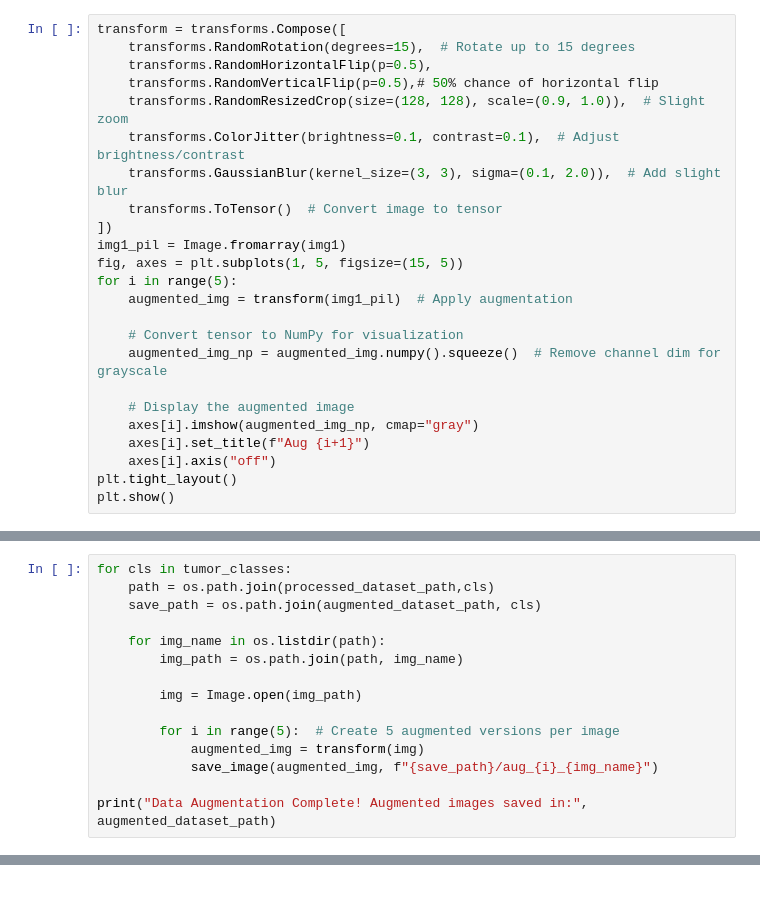
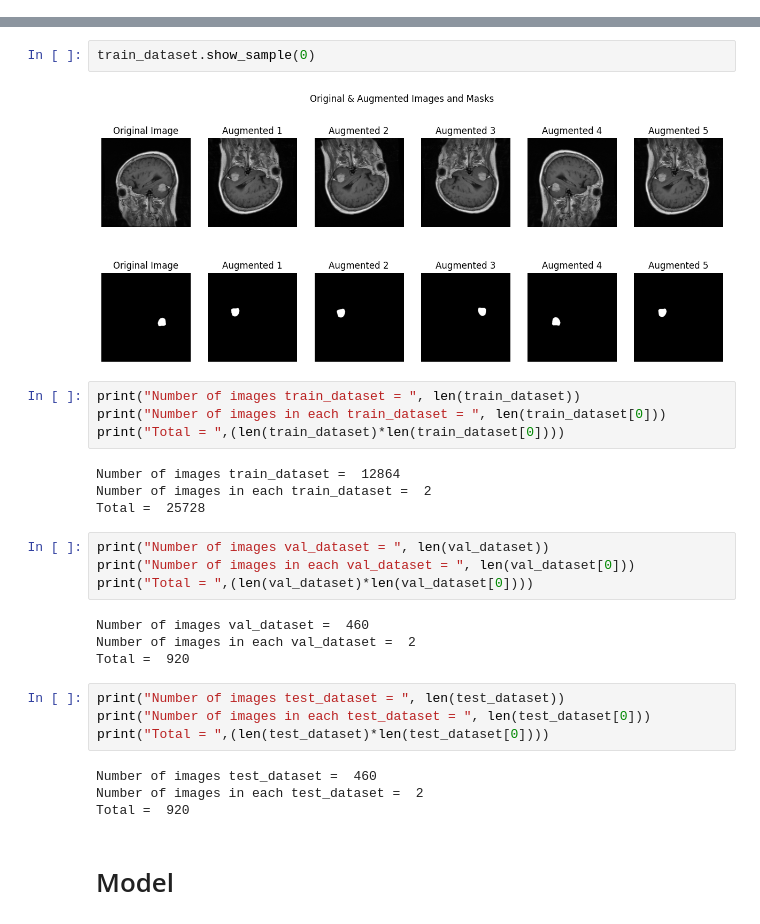
Before and after one commit to DebesheeSen/Brain-Tumor-Segmentation, a Jupyter notebook: main.ipynb, the cells around one changed output, grey strips where cells are left out. Cells and saved outputs as stored; diff of their text form; blank space fills up the shorter version.

Commit message:
Kaggle Notebook | brain_tumor_image_segmentation_unet | Version 3

```diff
--- a/main.ipynb
+++ b/main.ipynb
@@ -342,24 +0,0 @@ from PIL import Image
-# %%
-transform = transforms.Compose([
-    transforms.RandomRotation(degrees=15),  # Rotate up to 15 degrees
-    transforms.RandomHorizontalFlip(p=0.5),
-    transforms.RandomVerticalFlip(p=0.5),# 50% chance of horizontal flip
-    transforms.RandomResizedCrop(size=(128, 128), scale=(0.9, 1.0)),  # Slight zoom
-    transforms.ColorJitter(brightness=0.1, contrast=0.1),  # Adjust brightness/contrast
-    transforms.GaussianBlur(kernel_size=(3, 3), sigma=(0.1, 2.0)),  # Add slight blur
-    transforms.ToTensor()  # Convert image to tensor
-])
-img1_pil = Image.fromarray(img1)
-fig, axes = plt.subplots(1, 5, figsize=(15, 5))
-for i in range(5):
-    augmented_img = transform(img1_pil)  # Apply augmentation
-
-    # Convert tensor to NumPy for visualization
-    augmented_img_np = augmented_img.numpy().squeeze()  # Remove channel dim for grayscale
-
-    # Display the augmented image
-    axes[i].imshow(augmented_img_np, cmap="gray")
-    axes[i].set_title(f"Aug {i+1}")
-    axes[i].axis("off")
-plt.tight_layout()
-plt.show()
@@ -381,15 +0,0 @@ for cls in tumor_classes:
-# %%
-for cls in tumor_classes:
-    path = os.path.join(processed_dataset_path,cls)
-    save_path = os.path.join(augmented_dataset_path, cls)
-
-    for img_name in os.listdir(path):
-        img_path = os.path.join(path, img_name)
-
-        img = Image.open(img_path)
-
-        for i in range(5):  # Create 5 augmented versions per image
-            augmented_img = transform(img)
-            save_image(augmented_img, f"{save_path}/aug_{i}_{img_name}")
-
-print("Data Augmentation Complete! Augmented images saved in:", augmented_dataset_path)
@@ -402,0 +171,30 @@ Class distribution: {'glioma': 1000, 'meningioma': 1000, 'pituitary': 1000, 'not
+# %%
+train_dataset.show_sample(0)
+# %% [output]
+[figure, added]
+# %%
+print("Number of images train_dataset = ", len(train_dataset))
+print("Number of images in each train_dataset = ", len(train_dataset[0]))
+print("Total = ",(len(train_dataset)*len(train_dataset[0])))
+# %% [output]
+Number of images train_dataset =  12864
+Number of images in each train_dataset =  2
+Total =  25728
+# %%
+print("Number of images val_dataset = ", len(val_dataset))
+print("Number of images in each val_dataset = ", len(val_dataset[0]))
+print("Total = ",(len(val_dataset)*len(val_dataset[0])))
+# %% [output]
+Number of images val_dataset =  460
+Number of images in each val_dataset =  2
+Total =  920
+# %%
+print("Number of images test_dataset = ", len(test_dataset))
+print("Number of images in each test_dataset = ", len(test_dataset[0]))
+print("Total = ",(len(test_dataset)*len(test_dataset[0])))
+# %% [output]
+Number of images test_dataset =  460
+Number of images in each test_dataset =  2
+Total =  920
+# %% [markdown]
+# Model
```
Also changed, not shown: parts of 54 cells of this notebook.
